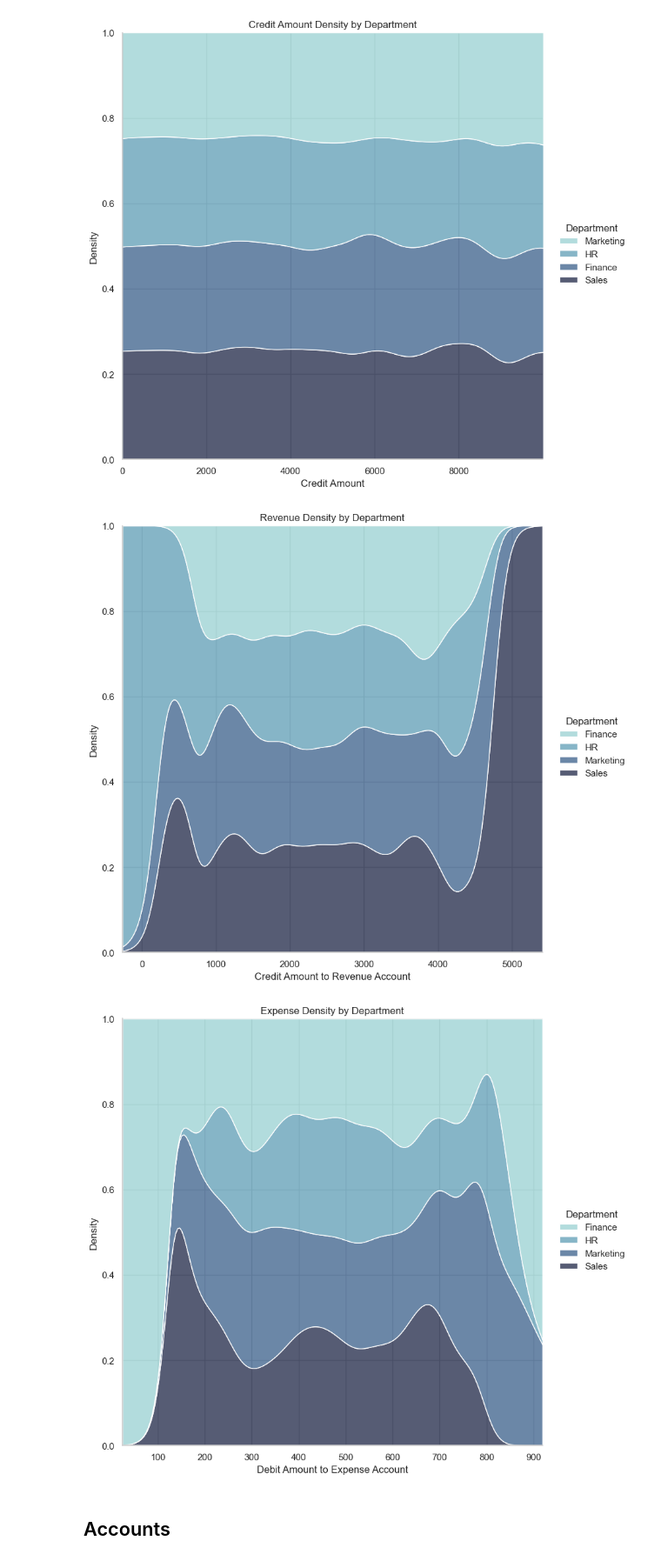
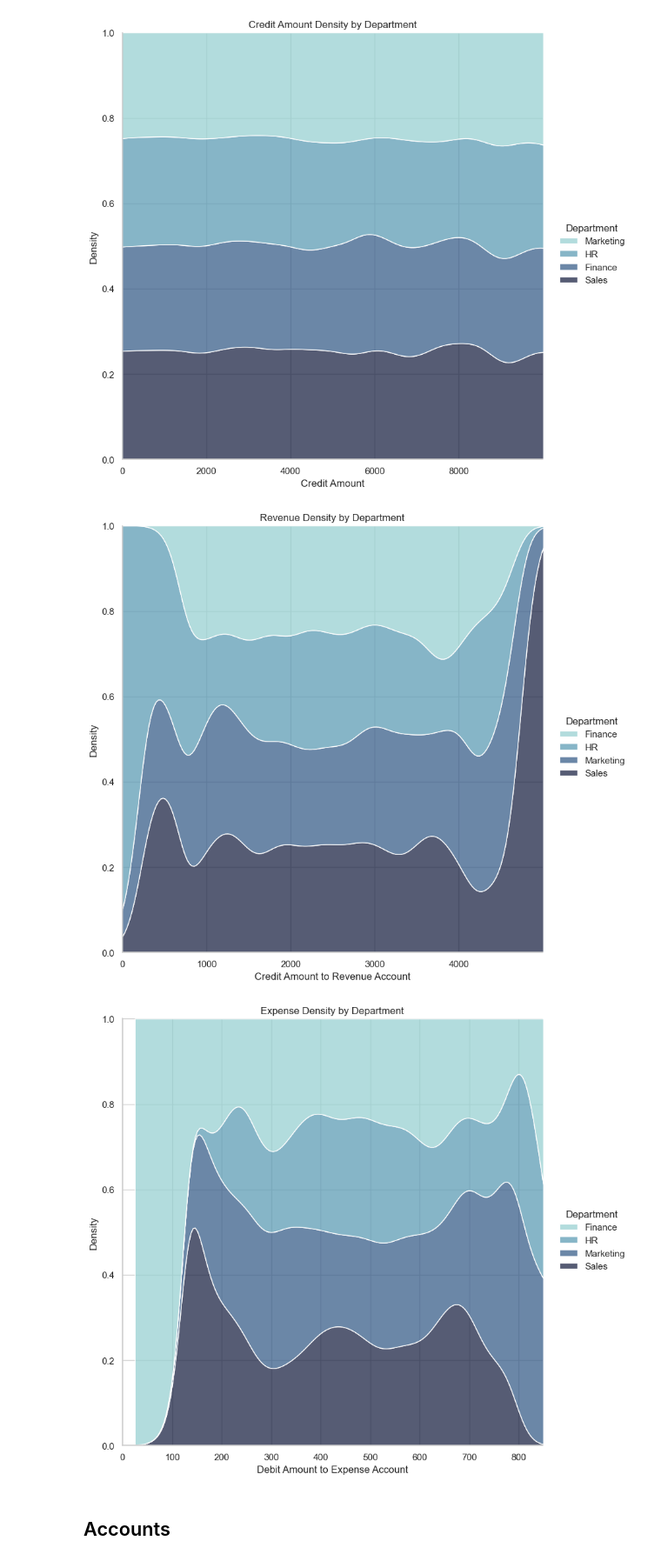
Before and after one commit to mishasinitcyn/Zero-Day-Close, a Jupyter notebook: EDA/Managerial Accounting EDA.ipynb, the cells around one changed output. Shown at 87% size. Saved outputs shown, nothing was run; the diff lists cells and outputs as text; code cells hidden in the pictures.

```diff
--- a/EDA/Managerial Accounting EDA.ipynb
+++ b/EDA/Managerial Accounting EDA.ipynb
@@ -342,35 +342,37 @@ plt.show()
 # %% [output]
 [figure]
 # %%
-expense_df = df[(df['Transaction Type'] == 'Revenue') & (df['Credit'] > 0)]
-expense_df.set_index('Date', inplace=True)
-weekly_expense = expense_df.groupby('Department').resample('D').mean()
+revenue_df = df[(df['Transaction Type'] == 'Revenue') & (df['Credit'] > 0)]
+revenue_df.set_index('Date', inplace=True)
+weekly_revenue = revenue_df.groupby('Department').resample('D').mean()
 
 sns.set_theme(style="whitegrid")
-g = sns.displot(data=weekly_expense, x='Credit', hue='Department', kind='kde', multiple="fill",
+g = sns.displot(data=weekly_revenue, x='Credit', hue='Department', kind='kde', multiple="fill",
                 palette="ch:rot=-.25,hue=1,light=.75", height=8)
 
 plt.title('Revenue Density by Department')
 plt.xlabel('Credit Amount to Revenue Account')
 plt.ylabel('Density')
+g.set(xlim=(0, weekly_revenue['Credit'].max()))
 plt.show()
 # %% [output]
-[figure, old version]
+[figure, new version]
 # %%
 expense_df = df[(df['Transaction Type'] == 'Expense') & (df['Debit'] > 0)]
 expense_df.set_index('Date', inplace=True)
 weekly_expense = expense_df.groupby('Department').resample('D').mean()
 
 sns.set_theme(style="whitegrid")
 g = sns.displot(data=weekly_expense, x='Debit', hue='Department', kind='kde', multiple="fill",
                 palette="ch:rot=-.25,hue=1,light=.75", height=8)
 
 plt.title('Expense Density by Department')
 plt.xlabel('Debit Amount to Expense Account')
 plt.ylabel('Density')
+g.set(xlim=(0, weekly_expense['Debit'].max()))
 plt.show()
 # %% [output]
-[figure, old version]
+[figure, new version]
 # %% [markdown]
 ## Accounts
 # %% [markdown]
```
Also changed, not shown: 4 other files.
